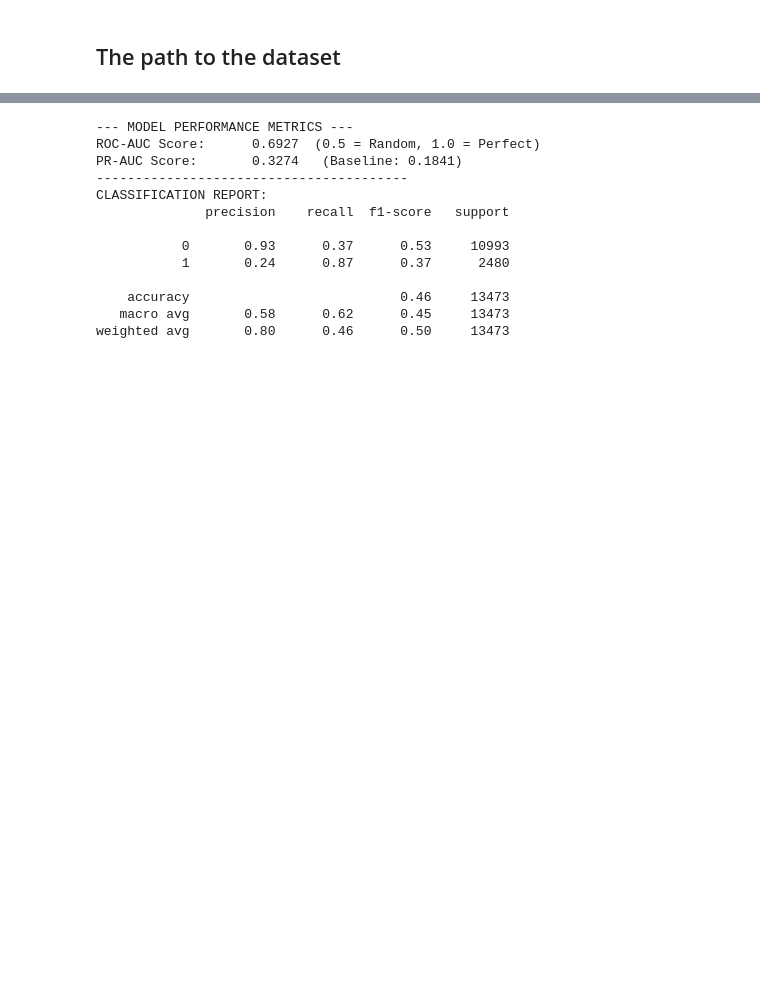
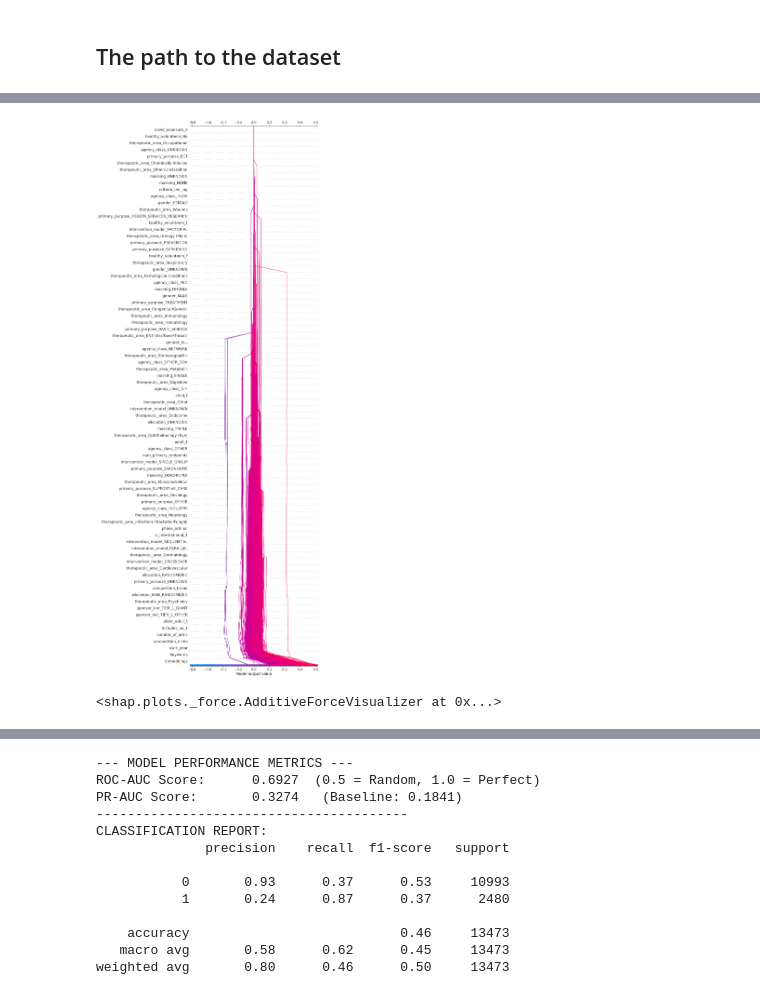
Before and after one commit to delaunan/clintrialpredict, a Jupyter notebook: notebooks/rui/SHAP.ipynb, the cells around one changed output, grey strips where cells are left out. Saved outputs shown, nothing was run; the diff lists cells and outputs as text; code cells hidden in the pictures; blank space fills up the shorter version.

```diff
--- a/notebooks/rui/SHAP.ipynb
+++ b/notebooks/rui/SHAP.ipynb
@@ -257,0 +445,53 @@ IndexError: index 67 is out of bounds for axis 0 with size 33
+# %%
+# --------------------------
+# 14. Decision plot for the entire dataset
+# --------------------------
+
+
+import shap
+import numpy as np
+
+# --------------------------
+# 14. Decision plot for the entire dataset
+# --------------------------
+
+# Convert aggregated SHAP DataFrame to numpy
+shap_vals_array = shap_agg_df.values
+X_values_array = X_test_plot_for_shap.values
+feature_names_list = shap_agg_df.columns.tolist()
+
+# Use scalar baseline
+base_value_scalar = 0.0  # you can also use model mean prediction
+
+# Generate decision plot
+shap.decision_plot(
+    base_value=base_value_scalar,  # scalar baseline
+    shap_values=shap_vals_array,
+    features=X_values_array,
+    feature_names=feature_names_list,
+    feature_display_range=slice(None),
+    ignore_warnings=True,
+    link='identity'
+)
+# %% [output]
+[figure, added]
+# %%
+# --------------------------
+# 15. Force plot for the average patient
+# --------------------------
+# Compute the average SHAP values
+shap_avg = shap_agg_df.mean(axis=0).values
+names    = shap_agg_df.columns.tolist()
+
+# Build the Explanation object
+expl = shap.Explanation(
+    values      = shap_avg,
+    base_values = 0,
+    data        = np.zeros_like(shap_avg),
+    feature_names = names
+)
+
+# Plot the force plot
+shap.plots.force(expl)
+# %% [output]
+<shap.plots._force.AdditiveForceVisualizer at 0x...>
```
Also changed, not shown: parts of 29 cells of this notebook, 1 other file.
